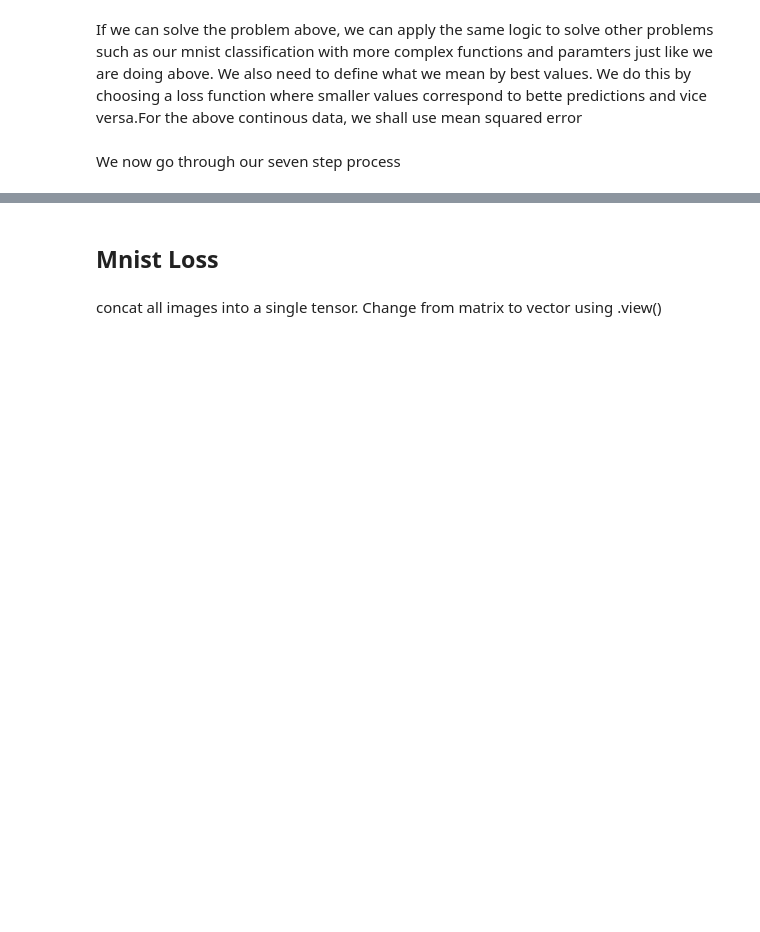
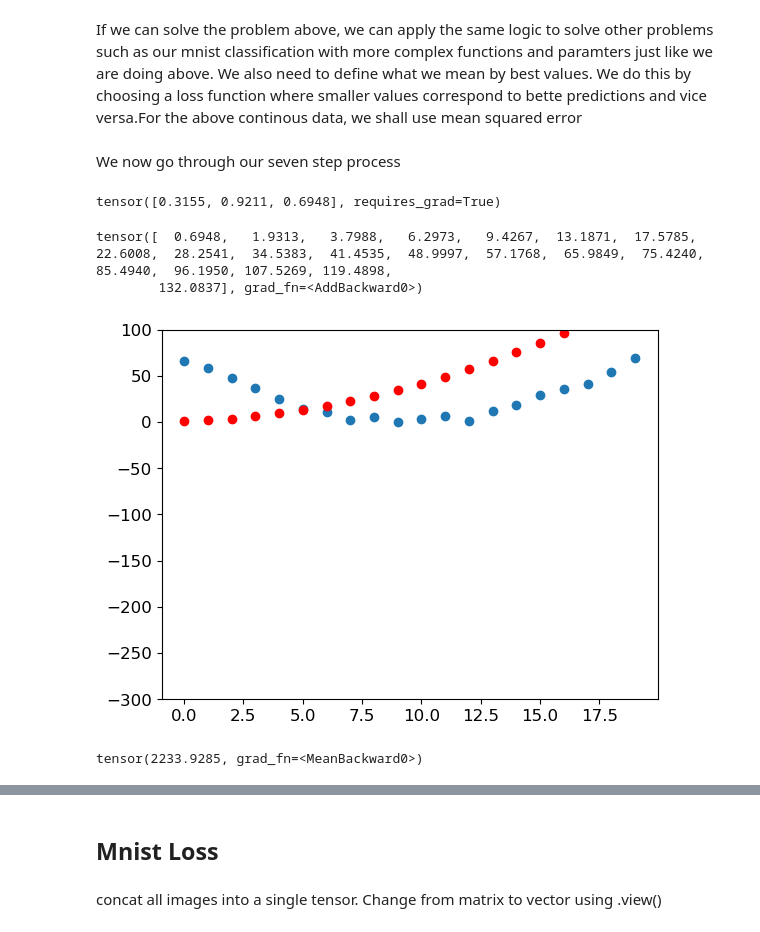
Before and after one commit to rubanzasilva/mnist_basics, a Jupyter notebook: mnist_basics_z.ipynb, the cells around one changed output, grey strips where cells are left out. Drawn from its saved outputs; the diff is of its cells as text; code cells hidden in the pictures; blank space fills up the shorter version.

```diff
--- a/mnist_basics_z.ipynb
+++ b/mnist_basics_z.ipynb
@@ -411,7 +401,7 @@ a(time)**2 + b(time) + c
 # %%
 def f(t, params):
     a,b,c = params
-    return a(t**2) + bt + c
+    return a*(t**2) + b*t + c
 # %% [markdown]
 We distinguish clearly between the functions input and the parameters in the function above. What we have done is restrict the problem of finding the best quadartic that fits to finding the best paramter values for a,b, and c which greatly simplifies our problem as every quadrastic is fully defined by 3 paramaters a,b,c.
 In order to find the best quadratic function we  find the best values of a,b and c.
@@ -429,9 +419,30 @@ params.clone()
+# %%
+params
+# %% [output]
+tensor([0.3155, 0.9211, 0.6948], requires_grad=True)
 # %%
 #Calculate predictions
 preds = f(time, params)
+preds
+# %% [output]
+tensor([  0.6948,   1.9313,   3.7988,   6.2973,   9.4267,  13.1871,  17.5785,  22.6008,  28.2541,  34.5383,  41.4535,  48.9997,  57.1768,  65.9849,  75.4240,  85.4940,  96.1950, 107.5269, 119.4898,
+        132.0837], grad_fn=<AddBackward0>)
+# %%
+def show_preds(preds, ax=None):
+ if ax is None: ax=plt.subplots()[1]
+ ax.scatter(time, speed)
+ ax.scatter(time, to_np(preds), color='red')
+ ax.set_ylim(-300,100)
+# %%
+show_preds(preds)
+# %% [output]
+[figure, added]
 # %%
 #calculate the loss
 loss = mse(preds,speed)
+loss
+# %% [output]
+tensor(2233.9285, grad_fn=<MeanBackward0>)
 # %%
 #calculate gradients
 loss.backward()
```
Also changed, not shown: parts of 43 cells of this notebook.
